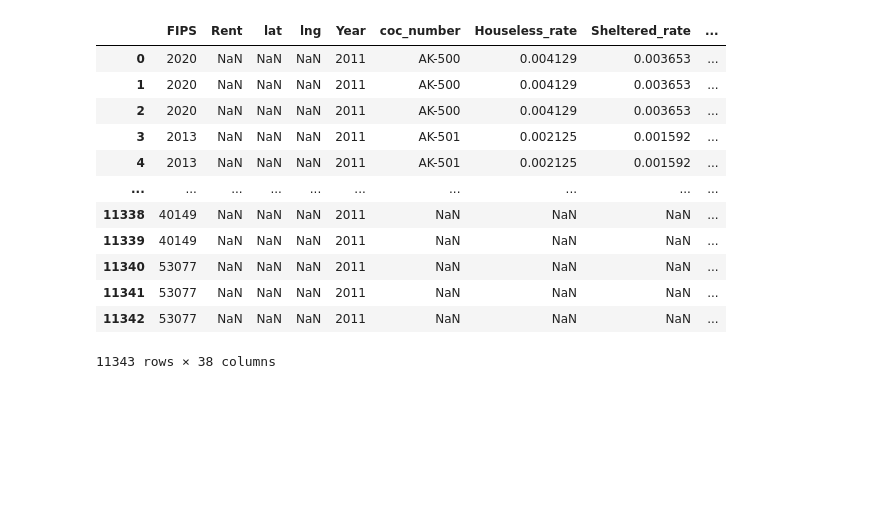
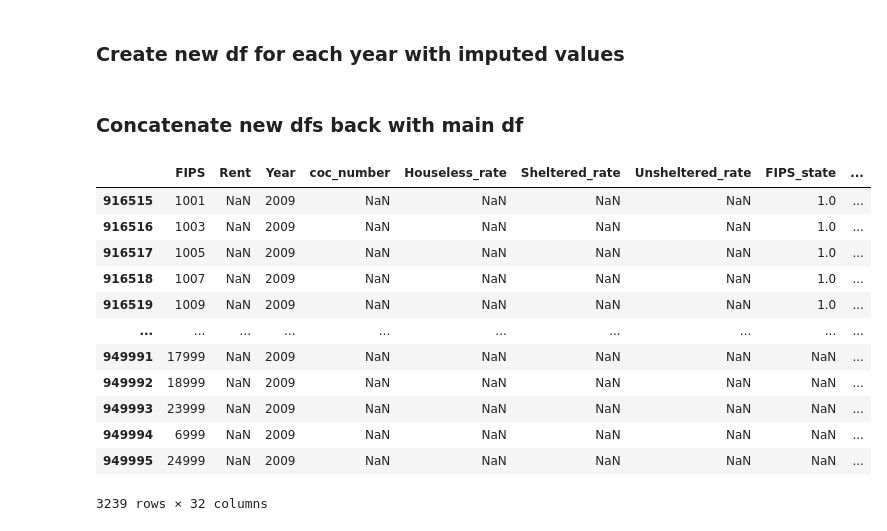
Before and after one commit to khyateed/projecting-food-insecurity, a Jupyter notebook: notebooks/cleaning2.ipynb, the cells around one changed output. Saved outputs shown, nothing was run; the diff lists cells and outputs as text; code cells hidden in the pictures; blank space fills up the shorter version.

```diff
--- a/notebooks/cleaning2.ipynb
+++ b/notebooks/cleaning2.ipynb
@@ -85,17 +112,41 @@ fi_10_and_14
-# %%
-df_11 = df[df.Year==2011]
-df_11.merge(fi_10_and_14[['FIPS','FI Rate 11']], on='FIPS')
-# %% [output]
-|  | FIPS | Rent | lat | lng | Year | coc_number | Houseless_rate | Sheltered_rate | ... |
-| 0 | 2020 | NaN | NaN | NaN | 2011 | AK-500 | 0.004129 | 0.003653 | ... |
-| 1 | 2020 | NaN | NaN | NaN | 2011 | AK-500 | 0.004129 | 0.003653 | ... |
-| 2 | 2020 | NaN | NaN | NaN | 2011 | AK-500 | 0.004129 | 0.003653 | ... |
-| 3 | 2013 | NaN | NaN | NaN | 2011 | AK-501 | 0.002125 | 0.001592 | ... |
-| 4 | 2013 | NaN | NaN | NaN | 2011 | AK-501 | 0.002125 | 0.001592 | ... |
-| ... | ... | ... | ... | ... | ... | ... | ... | ... | ... |
-| 11338 | 40149 | NaN | NaN | NaN | 2011 | NaN | NaN | NaN | ... |
-| 11339 | 40149 | NaN | NaN | NaN | 2011 | NaN | NaN | NaN | ... |
-| 11340 | 53077 | NaN | NaN | NaN | 2011 | NaN | NaN | NaN | ... |
-| 11341 | 53077 | NaN | NaN | NaN | 2011 | NaN | NaN | NaN | ... |
-| 11342 | 53077 | NaN | NaN | NaN | 2011 | NaN | NaN | NaN | ... |
-11343 rows × 38 columns
+# %% [markdown]
+### Create new df for each year with imputed values
+# %%
+df_11 = df[df.Year==2011]
+df_11 = df_11.merge(fi_10_and_14[['FIPS','FI Rate 11','Meal cost 11','Dollars 11']], on='FIPS')
+df_11.drop(['FI Rate','Weighted Annual Dollars','Cost Per Meal'],axis=1,inplace=True)
+df_11.rename(columns={'FI Rate 11':'FI Rate','Meal cost 11':'Cost Per Meal','Dollars 11':'Weighted Annual Dollars'},inplace=True)
+# %%
+df_12 = df[df.Year==2012]
+df_12 = df_12.merge(fi_10_and_14[['FIPS','FI Rate 12','Meal cost 12','Dollars 12']], on='FIPS')
+df_12.drop(['FI Rate','Weighted Annual Dollars','Cost Per Meal'],axis=1,inplace=True)
+df_12.rename(columns={'FI Rate 12':'FI Rate','Meal cost 12':'Cost Per Meal','Dollars 12':'Weighted Annual Dollars'},inplace=True)
+# %%
+df_13 = df[df.Year==2013]
+df_13 = df_13.merge(fi_10_and_14[['FIPS','FI Rate 13','Meal cost 13','Dollars 13']], on='FIPS')
+df_13.drop(['FI Rate','Weighted Annual Dollars','Cost Per Meal'],axis=1,inplace=True)
+df_13.rename(columns={'FI Rate 13':'FI Rate','Meal cost 13':'Cost Per Meal','Dollars 13':'Weighted Annual Dollars'},inplace=True)
+# %% [markdown]
+### Concatenate new dfs back with main df
+# %%
+# drop older missing data from main df
+df_trimmed = df.drop(df[df.Year.isin([2011, 2012,2013])].index)
+
+# add new data
+df = pd.concat([df_trimmed, df_11, df_12, df_13])
+# %%
+df[df.Year==2009]
+# %% [output]
+|  | FIPS | Rent | Year | coc_number | Houseless_rate | Sheltered_rate | Unsheltered_rate | FIPS_state | ... |
+| 916515 | 1001 | NaN | 2009 | NaN | NaN | NaN | NaN | 1.0 | ... |
+| 916516 | 1003 | NaN | 2009 | NaN | NaN | NaN | NaN | 1.0 | ... |
+| 916517 | 1005 | NaN | 2009 | NaN | NaN | NaN | NaN | 1.0 | ... |
+| 916518 | 1007 | NaN | 2009 | NaN | NaN | NaN | NaN | 1.0 | ... |
+| 916519 | 1009 | NaN | 2009 | NaN | NaN | NaN | NaN | 1.0 | ... |
+| ... | ... | ... | ... | ... | ... | ... | ... | ... | ... |
+| 949991 | 17999 | NaN | 2009 | NaN | NaN | NaN | NaN | NaN | ... |
+| 949992 | 18999 | NaN | 2009 | NaN | NaN | NaN | NaN | NaN | ... |
+| 949993 | 23999 | NaN | 2009 | NaN | NaN | NaN | NaN | NaN | ... |
+| 949994 | 6999 | NaN | 2009 | NaN | NaN | NaN | NaN | NaN | ... |
+| 949995 | 24999 | NaN | 2009 | NaN | NaN | NaN | NaN | NaN | ... |
+3239 rows × 32 columns
```
Also changed, not shown: parts of 11 cells of this notebook.
